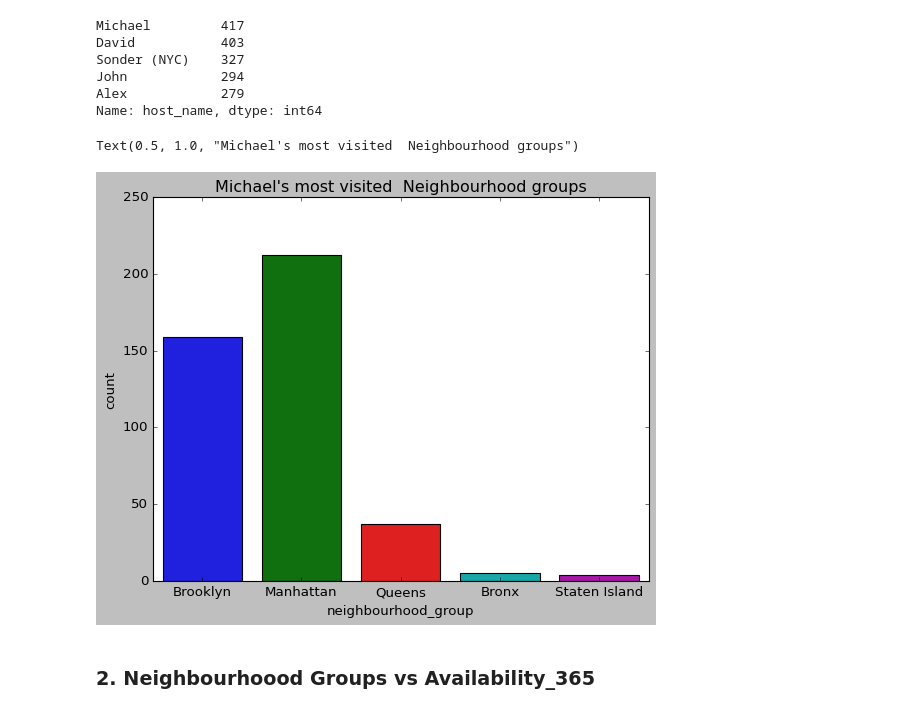
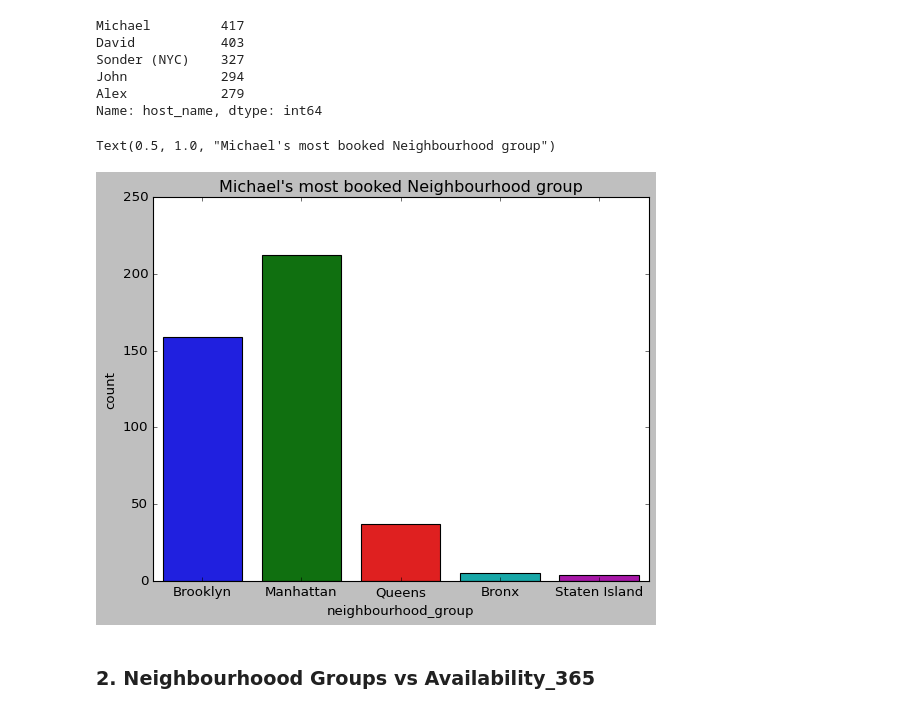
Before and after one commit to Rajashekar-Anumalla/AirbnbBookingAnalysis, a Jupyter notebook: 1_[Notebook]Airbnb_Bookings_Analysis_Capstone_Project.ipynb, the cells around one changed output. Saved outputs shown, nothing was run; the diff lists cells and outputs as text; code cells hidden in the pictures.

```diff
--- a/1_[Notebook]Airbnb_Bookings_Analysis_Capstone_Project.ipynb
+++ b/1_[Notebook]Airbnb_Bookings_Analysis_Capstone_Project.ipynb
@@ -26,7 +26,7 @@ import matplotlib.pyplot as plt
 import seaborn as sns
 # %%
 # importing dataset
-data = pd.read_csv('/content/drive/MyDrive/Colab Notebooks/Projects/Capstone_One_EDA/Airbnb/Copy of Airbnb NYC 2019.csv')
+data = pd.read_csv('/content/drive/MyDrive/Colab Notebooks/Projects/Capstone_One_EDA/Capstone_AirbnbBookingAnalysis_RajashekarAnumalla/Copy of Airbnb NYC 2019.csv')
 # %%
 #to look at first five record
 data.head(5)
@@ -188,10 +188,10 @@ data_Michael = data_copy[data_copy['host_name'] == 'Michael']
 # %%
 # Most visited Neighbourhood Groupd by our busiest person Michael
 sns.countplot(data_Michael.neighbourhood_group)
-plt.title("Michael's most visited  Neighbourhood groups")
+plt.title("Michael's most booked Neighbourhood group")
 # %% [output]
-Text(0.5, 1.0, "Michael's most visited  Neighbourhood groups")
+Text(0.5, 1.0, "Michael's most booked Neighbourhood group")
-[figure, old version]
+[figure, new version]
 # %% [markdown]
 ### 2. Neighbourhoood Groups vs Availability_365
 # %%
```
Also changed, not shown: parts of 2 cells of this notebook.
